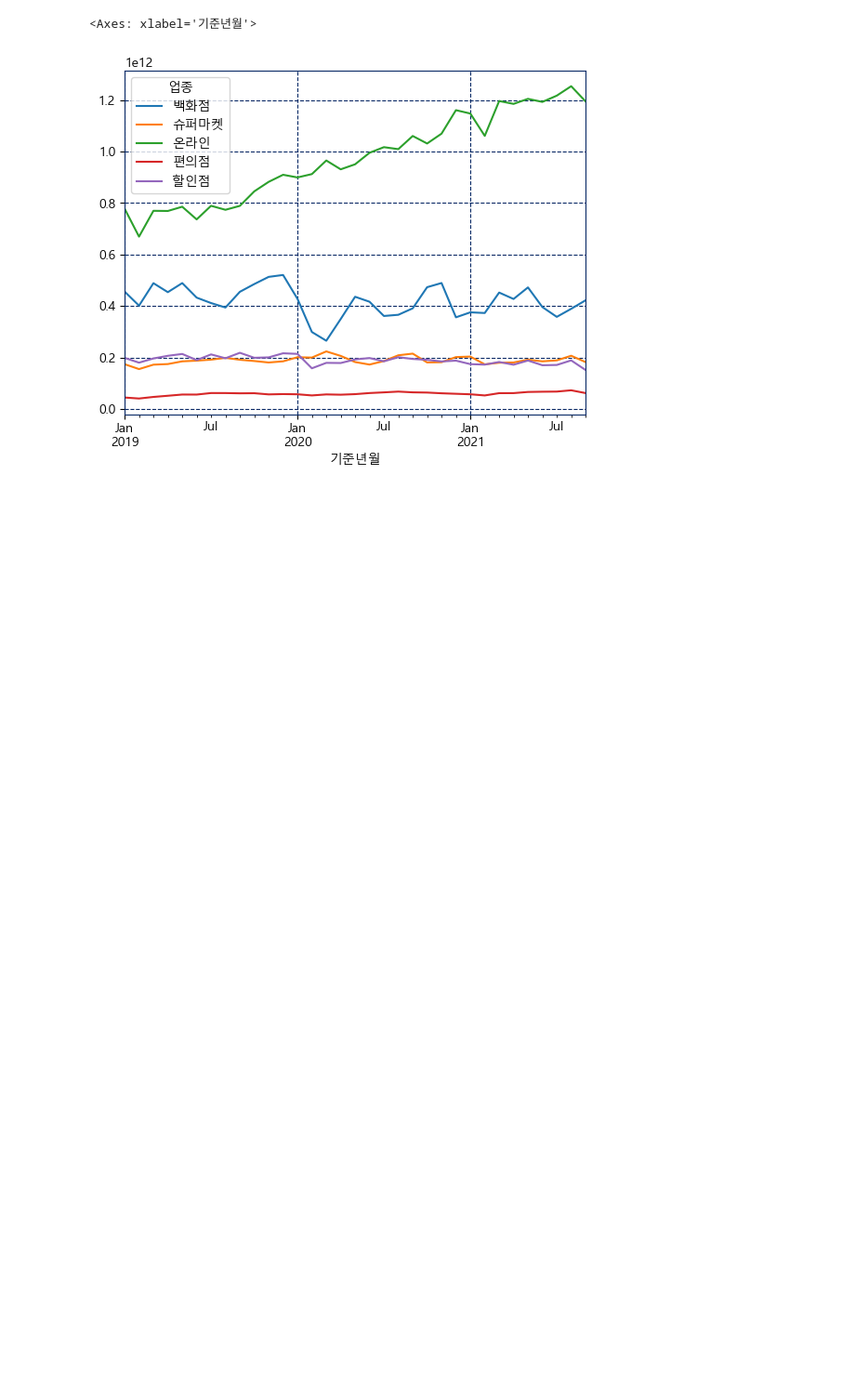
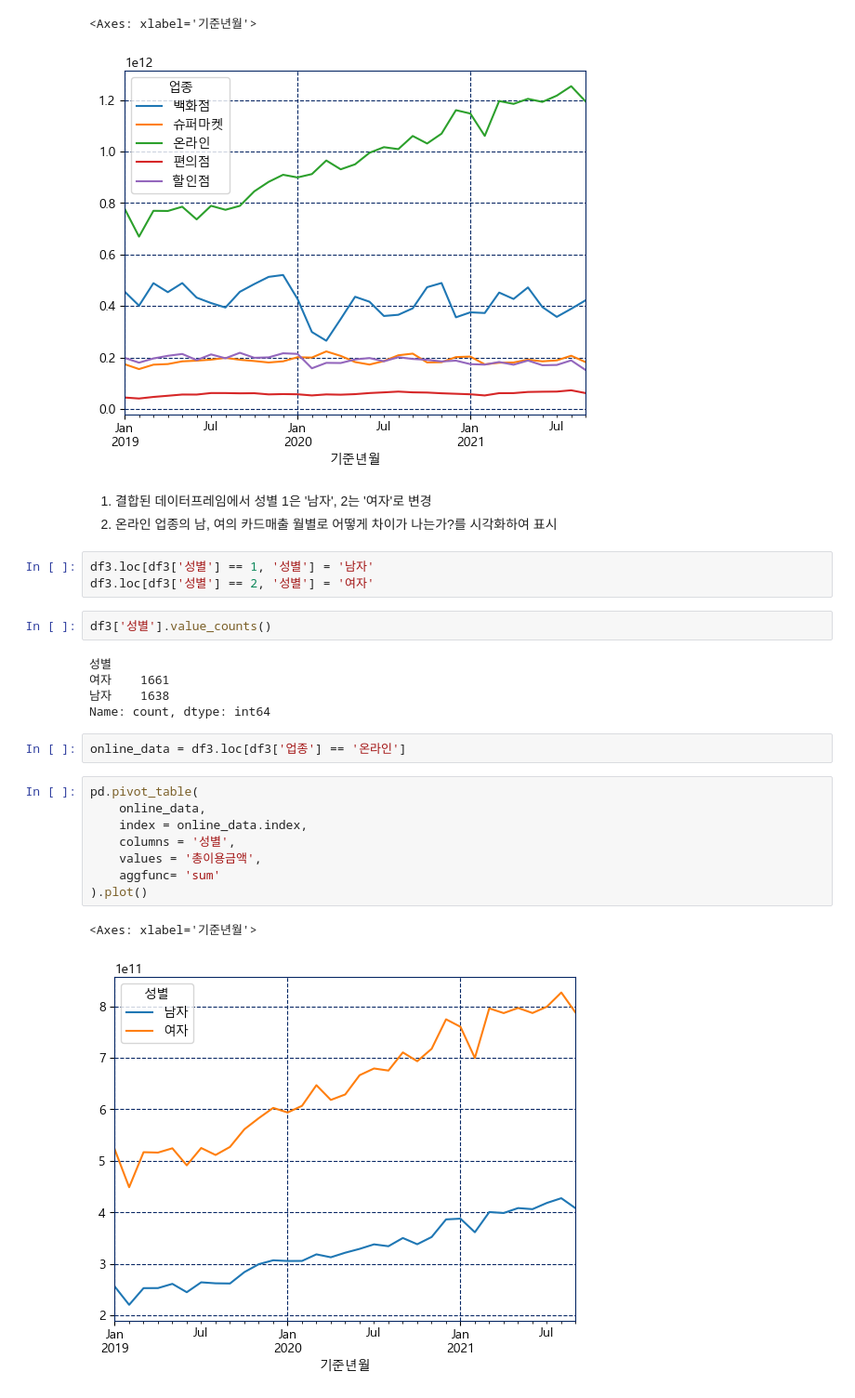
Before and after one commit to ukjejo/jojojo, a Jupyter notebook: 230425/03_matplotlib.ipynb, the cells around one changed output. Shown at 93% size. Saved outputs shown, nothing was run; the diff lists cells and outputs as text; blank space fills up the shorter version.

```diff
--- a/230425/03_matplotlib.ipynb
+++ b/230425/03_matplotlib.ipynb
@@ -265,3 +308,29 @@ group_data.plot()
 # %% [output]
 <Axes: xlabel='기준년월'>
 [figure]
+# %% [markdown]
+1. 결합된 데이터프레임에서 성별 1은 '남자', 2는 '여자'로 변경
+2. 온라인 업종의 남, 여의 카드매출 월별로 어떻게 차이가 나는가?를 시각화하여 표시
+# %%
+df3.loc[df3['성별'] == 1, '성별'] = '남자'
+df3.loc[df3['성별'] == 2, '성별'] = '여자'
+# %%
+df3['성별'].value_counts()
+# %% [output]
+성별
+여자    1661
+남자    1638
+Name: count, dtype: int64
+# %%
+online_data = df3.loc[df3['업종'] == '온라인']
+# %%
+pd.pivot_table(
+    online_data,
+    index = online_data.index,
+    columns = '성별',
+    values = '총이용금액',
+    aggfunc= 'sum'
+).plot()
+# %% [output]
+<Axes: xlabel='기준년월'>
+[figure, added]
```
Also changed, not shown: parts of 28 cells of this notebook.
